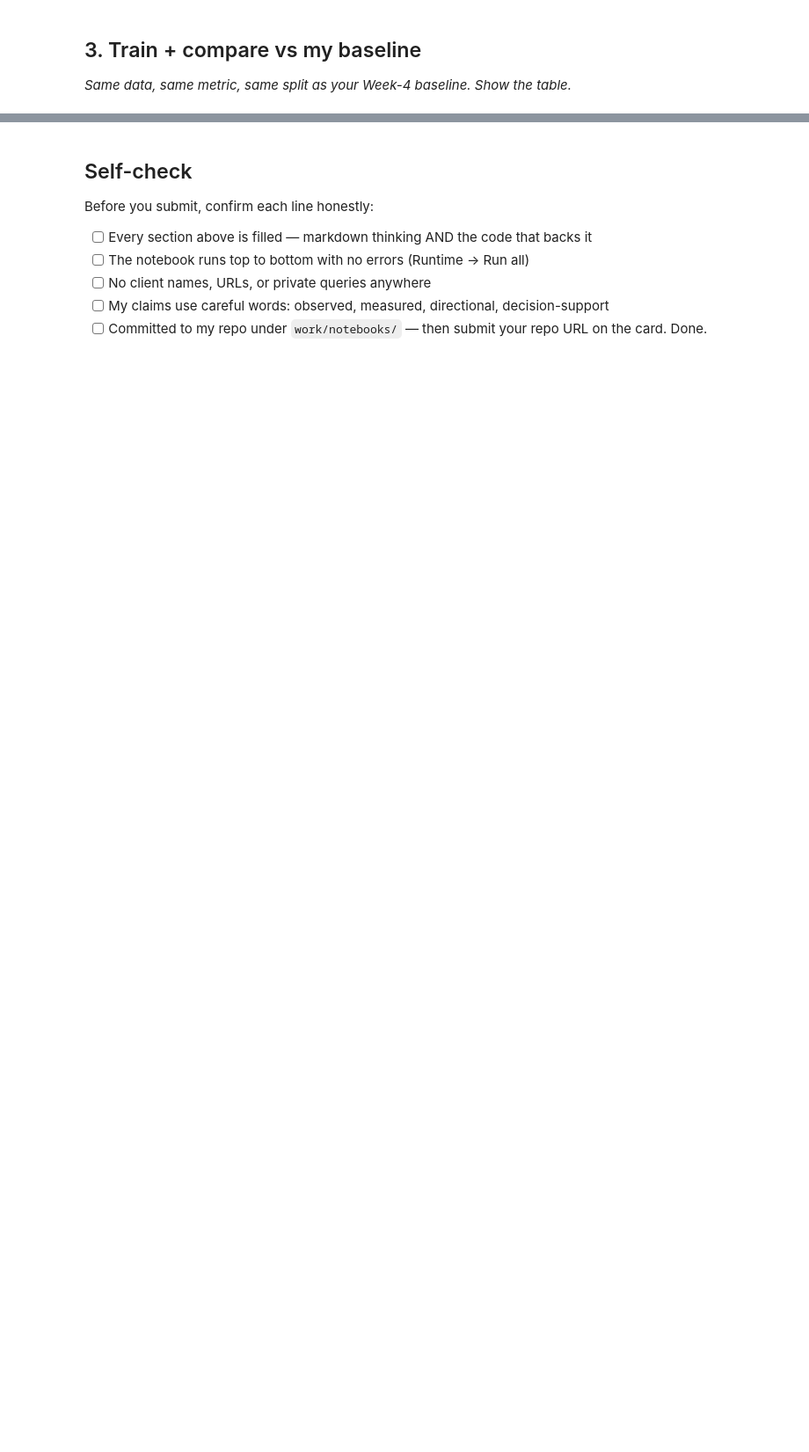
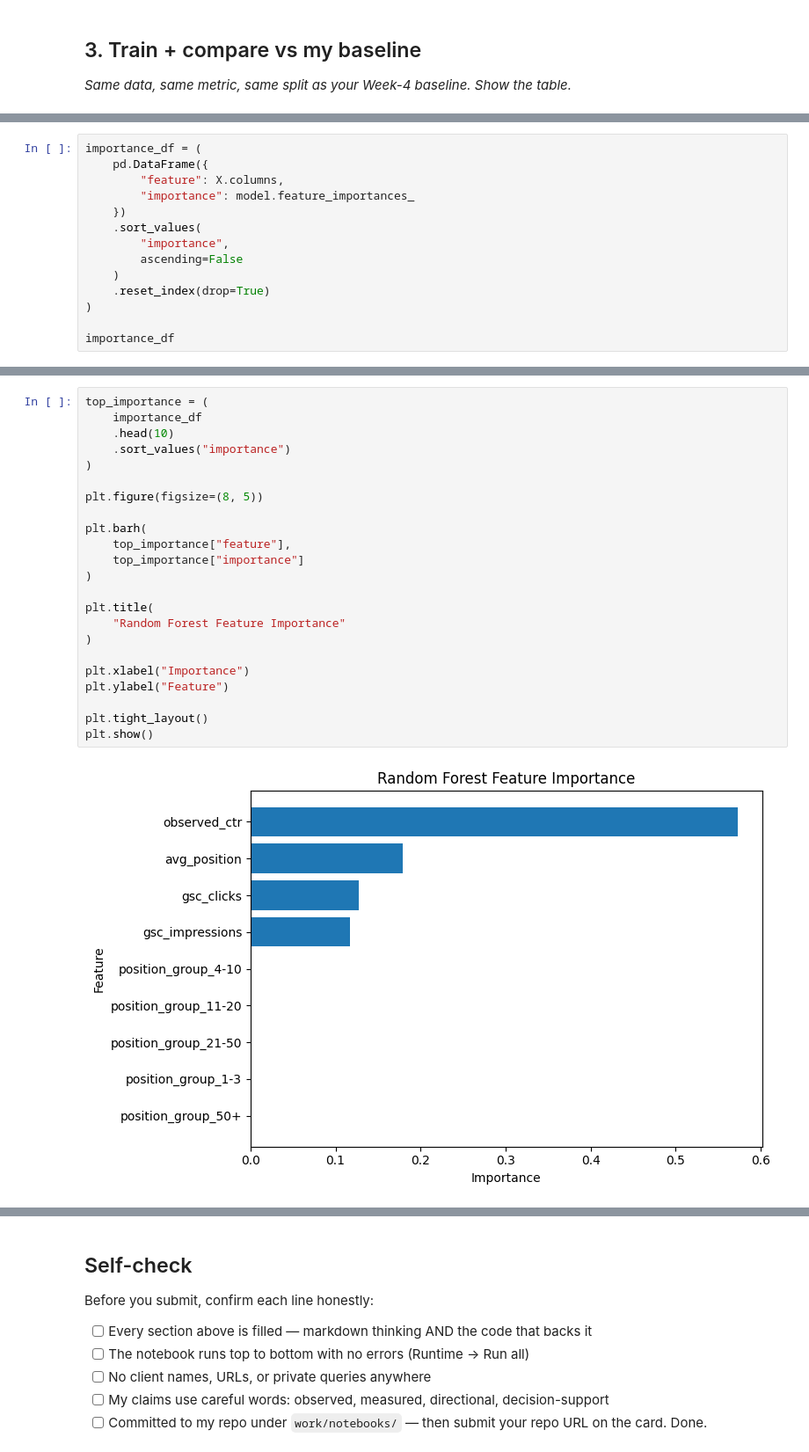
Before and after one commit to AliAlmasri7/FlyRank-ML, a Jupyter notebook: work/notebooks/w05_model.ipynb, the cells around one changed output, grey strips where cells are left out. Shown at 88% size. Drawn from its saved outputs; the diff is of its cells as text; blank space fills up the shorter version.

```diff
--- a/work/notebooks/w05_model.ipynb
+++ b/work/notebooks/w05_model.ipynb
@@ -235,0 +857,14 @@ Name: future_ctr, dtype: float64
+# %%
+importance_df = (
+    pd.DataFrame({
+        "feature": X.columns,
+        "importance": model.feature_importances_
+    })
+    .sort_values(
+        "importance",
+        ascending=False
+    )
+    .reset_index(drop=True)
+)
+
+importance_df
@@ -235,0 +882,25 @@ Name: future_ctr, dtype: float64
+# %%
+top_importance = (
+    importance_df
+    .head(10)
+    .sort_values("importance")
+)
+
+plt.figure(figsize=(8, 5))
+
+plt.barh(
+    top_importance["feature"],
+    top_importance["importance"]
+)
+
+plt.title(
+    "Random Forest Feature Importance"
+)
+
+plt.xlabel("Importance")
+plt.ylabel("Feature")
+
+plt.tight_layout()
+plt.show()
+# %% [output]
+[figure, added]
```
Also changed, not shown: parts of 43 cells of this notebook.
